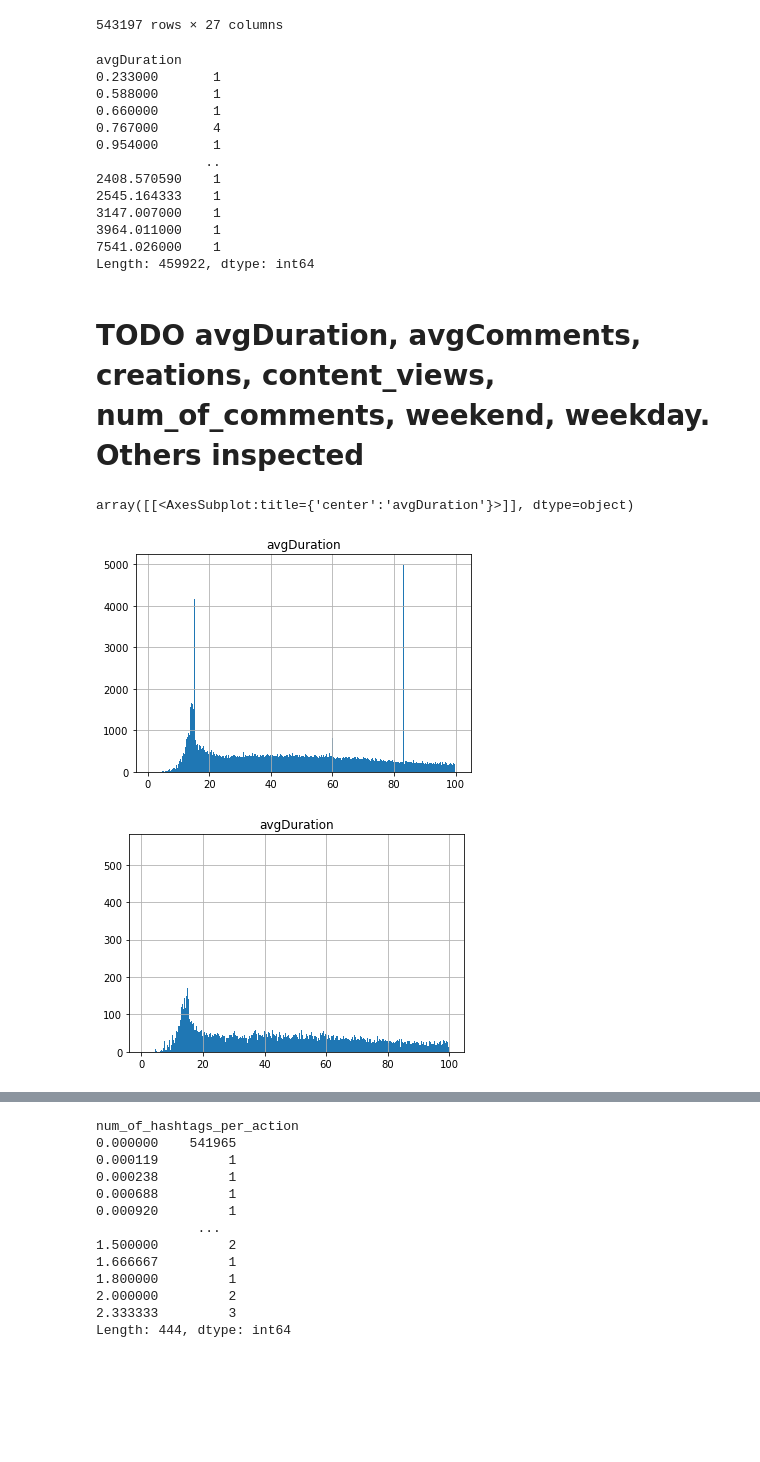
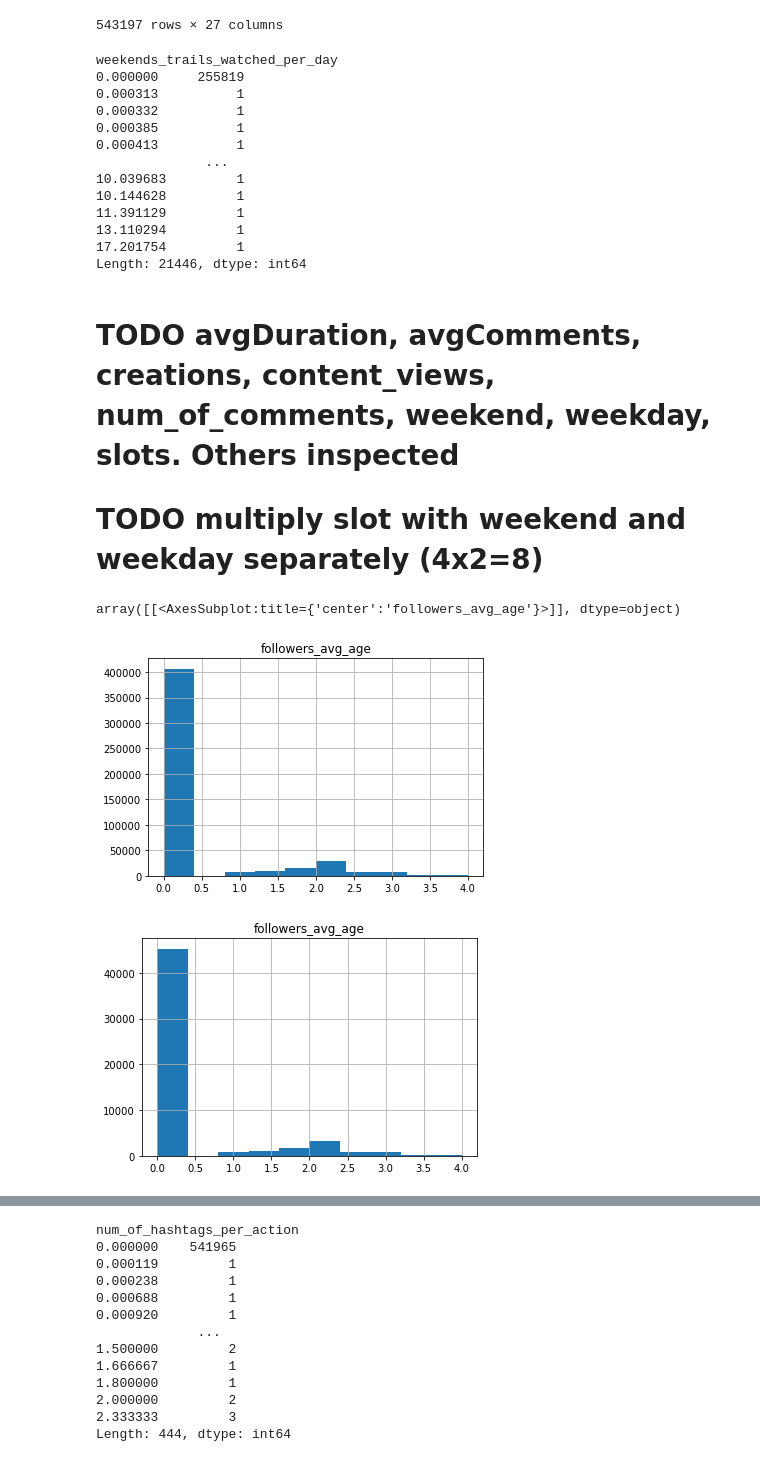
Before and after one commit to aryanpandey/Cascade-Cup-2020, a Jupyter notebook: Cascade_Cup_2020-Copy1.ipynb, the cells around one changed output, grey strips where cells are left out. Cells and saved outputs as stored; diff of their text form; code cells hidden in the pictures; blank space fills up the shorter version.

```diff
--- a/Cascade_Cup_2020-Copy1.ipynb
+++ b/Cascade_Cup_2020-Copy1.ipynb
@@ -118,30 +118,30 @@ traintest
 #traintest['followers_actual_avg'] = 30*traintest['followers_avg_age'] - 20
 #traintest['following_actual_avg'] = 30*traintest['following_avg_age'] - 20
 # %%
-traintest.groupby(['avgDuration']).size()
+traintest.groupby(['weekends_trails_watched_per_day']).size()
 # %% [output]
-avgDuration
-0.233000       1
-0.588000       1
-0.660000       1
-0.767000       4
-0.954000       1
-              ..
-2408.570590    1
-2545.164333    1
-3147.007000    1
-3964.011000    1
-7541.026000    1
-Length: 459922, dtype: int64
+weekends_trails_watched_per_day
+0.000000     255819
+0.000313          1
+0.000332          1
+0.000385          1
+0.000413          1
+              ...
+10.039683         1
+10.144628         1
+11.391129         1
+13.110294         1
+17.201754         1
+Length: 21446, dtype: int64
 # %% [markdown]
-# TODO avgDuration, avgComments, creations, content_views, num_of_comments, weekend, weekday. Others inspected
+# TODO avgDuration, avgComments, creations, content_views, num_of_comments, weekend, weekday, slots. Others inspected
+
+# TODO multiply slot with weekend and weekday separately (4x2=8)
 # %%
-from sklearn.preprocessing import StandardScaler
-
-avgDuration_bin_edges = [0.1*i for i in range(10,1000,1)]
-train.hist(column='avgDuration', bins = avgDuration_bin_edges)
-test.hist(column='avgDuration', bins = avgDuration_bin_edges)
+bins = [0.001*i for i in range(1,10000,100)]
+train.hist(column='followers_avg_age')
+test.hist(column= 'followers_avg_age')
 # %% [output]
-array([[<AxesSubplot:title={'center':'avgDuration'}>]], dtype=object)
+array([[<AxesSubplot:title={'center':'followers_avg_age'}>]], dtype=object)
-[figure, old version]
+[figure, new version]
-[figure, old version]
+[figure, new version]
```
Also changed, not shown: parts of 21 cells of this notebook.
